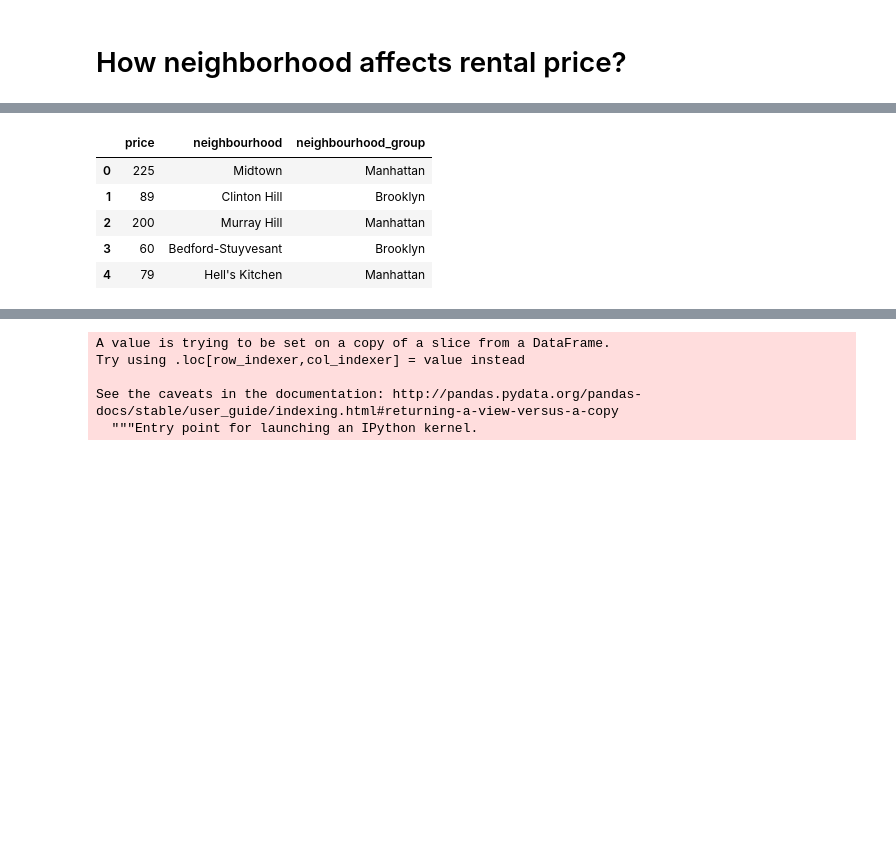
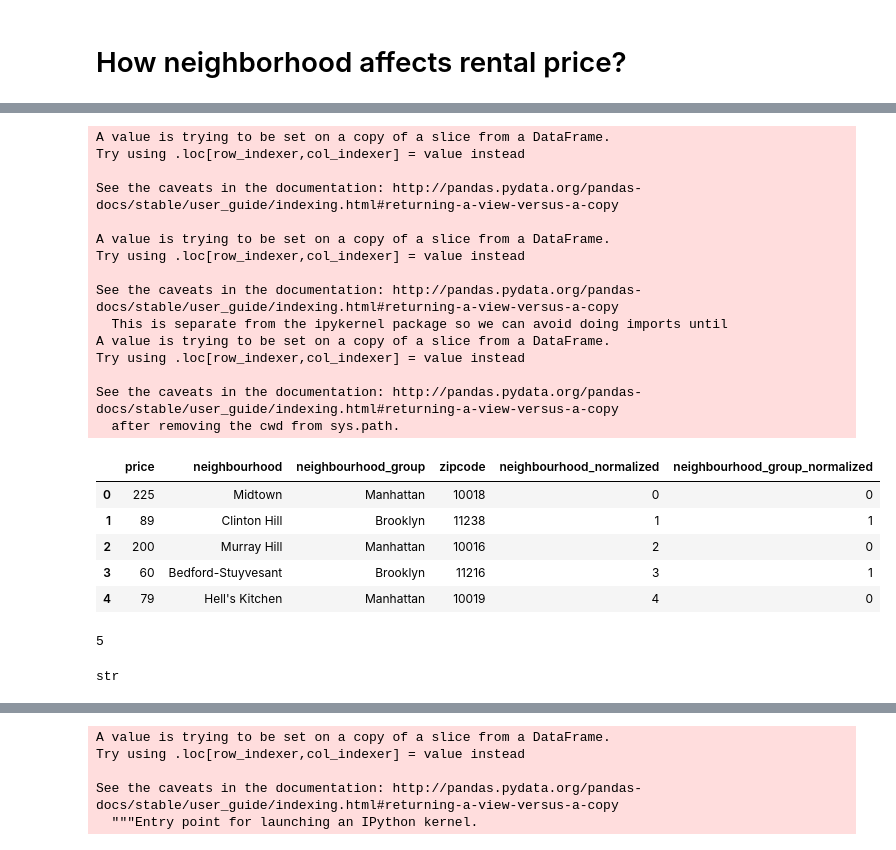
Before and after one commit to jasonmlkang/MAR653-FinalProject, a Jupyter notebook: final_project/explore_data.ipynb, the cells around one changed output, grey strips where cells are left out. Cells and saved outputs as stored; diff of their text form; code cells hidden in the pictures; blank space fills up the shorter version.

Commit message:
Working on how neighborhood affects rental price

```diff
--- a/final_project/explore_data.ipynb
+++ b/final_project/explore_data.ipynb
@@ -419,11 +419,29 @@ listings_summary_df.head()
 | 4 | 5178 | Large Furnished Room Near B'way | 8967 | Shunichi | Manhattan | Hell's Kitchen | 40.76489 | -73.98493 | ... |
 # %%
 listings_neighbourhood_df = listings_summary_df[['price','neighbourhood','neighbourhood_group']]
+listings_neighbourhood_df['zipcode'] = listings_detail_df['zipcode']
+listings_neighbourhood_df['neighbourhood_normalized'] = listings_neighbourhood_df['neighbourhood'].factorize()[0]
+listings_neighbourhood_df['neighbourhood_group_normalized'] = listings_neighbourhood_df['neighbourhood_group'].factorize()[0]
 listings_neighbourhood_df.head()
 # %% [output]
+A value is trying to be set on a copy of a slice from a DataFrame.
+Try using .loc[row_indexer,col_indexer] = value instead
+
+See the caveats in the documentation: http://pandas.pydata.org/pandas-docs/stable/user_guide/indexing.html#returning-a-view-versus-a-copy
+
+A value is trying to be set on a copy of a slice from a DataFrame.
+Try using .loc[row_indexer,col_indexer] = value instead
+
+See the caveats in the documentation: http://pandas.pydata.org/pandas-docs/stable/user_guide/indexing.html#returning-a-view-versus-a-copy
+  This is separate from the ipykernel package so we can avoid doing imports until
+A value is trying to be set on a copy of a slice from a DataFrame.
+Try using .loc[row_indexer,col_indexer] = value instead
+
+See the caveats in the documentation: http://pandas.pydata.org/pandas-docs/stable/user_guide/indexing.html#returning-a-view-versus-a-copy
+  after removing the cwd from sys.path.
-|  | price | neighbourhood | neighbourhood_group |
-| 0 | 225 | Midtown | Manhattan |
-| 1 | 89 | Clinton Hill | Brooklyn |
-| 2 | 200 | Murray Hill | Manhattan |
-| 3 | 60 | Bedford-Stuyvesant | Brooklyn |
-| 4 | 79 | Hell's Kitchen | Manhattan |
+|  | price | neighbourhood | neighbourhood_group | zipcode | neighbourhood_normalized | neighbourhood_group_normalized |
+| 0 | 225 | Midtown | Manhattan | 10018 | 0 | 0 |
+| 1 | 89 | Clinton Hill | Brooklyn | 11238 | 1 | 1 |
+| 2 | 200 | Murray Hill | Manhattan | 10016 | 2 | 0 |
+| 3 | 60 | Bedford-Stuyvesant | Brooklyn | 11216 | 3 | 1 |
+| 4 | 79 | Hell's Kitchen | Manhattan | 10019 | 4 | 0 |
@@ -429,0 +450,8 @@ listings_neighbourhood_df.head()
+# %%
+prizm_attributes_df.loc[prizm_attributes_df['id']==1]['score'][0]
+# %% [output]
+5
+# %%
+type(prizm_zipcode_df['attribute_id'][0])
+# %% [output]
+str
```
Also changed, not shown: parts of 15 cells of this notebook.
